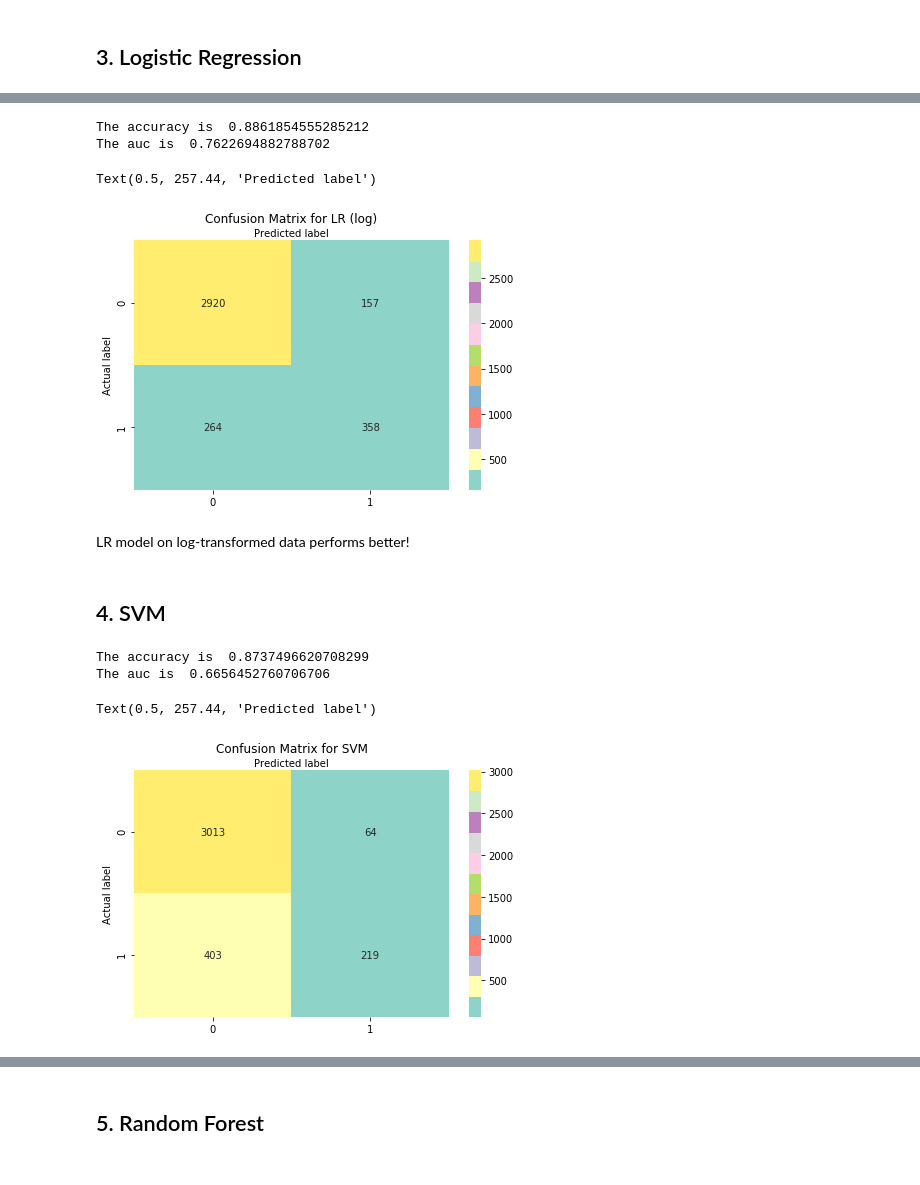
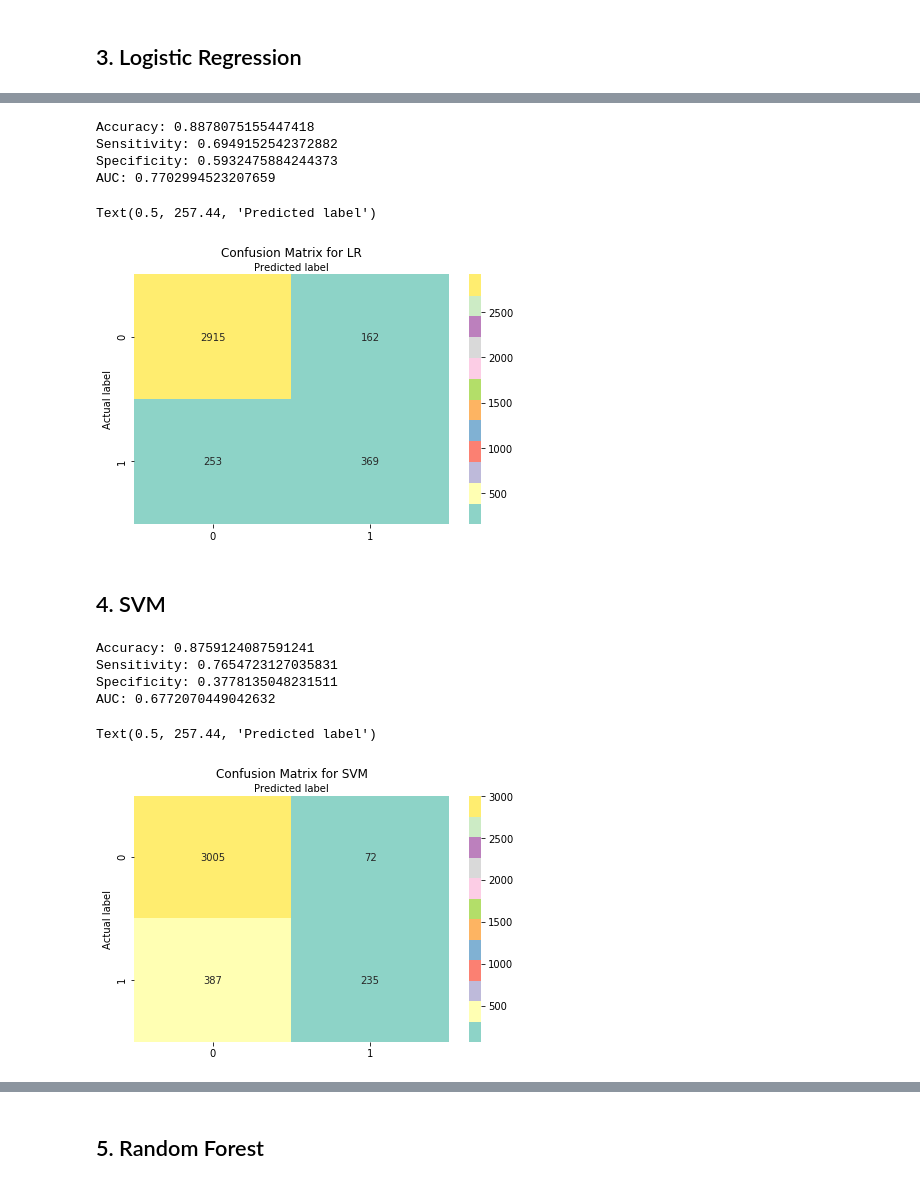
Before and after one commit to YingtianLIANG/APSTA-GE-2011-Proj2, a Jupyter notebook: APSTA-GE-2011-Proj2.ipynb, the cells around one changed output, grey strips where cells are left out. Drawn from its saved outputs; the diff is of its cells as text; code cells hidden in the pictures.

```diff
--- a/APSTA-GE-2011-Proj2.ipynb
+++ b/APSTA-GE-2011-Proj2.ipynb
@@ -379,35 +393,45 @@ Text(0.5, 257.44, 'Predicted label')
 # %%
 # on log-transformed data
-lr_lg = LogisticRegression()
-lr_lg.fit(X_lg_train,y_train)
-y_pred_lr_lg = lr_lg.predict(X_lg_test)
+# grid search
+LR_lg = GridSearchCV(LogisticRegression(),
+                  {'penalty':['l1','l2'], # l1 lasso l2 ridge
+                   'C':np.logspace(-4,4,20)},
+                  cv=10) # 10-folds cross validation
+LR_lg.fit(X_lg_train,y_train)
+# best model
+LR_lg_best = LogisticRegression(**LR_lg.best_params_).fit(X_lg_train,y_train)
+y_pred_LR_lg = LR_lg_best.predict(X_lg_test)
 
 # accuracy
-print('The accuracy is ',accuracy_score(y_test,y_pred_lr_lg))
+print('Accuracy:',accuracy_score(y_test,y_pred_LR_lg))
+# precision (sensitivity)
+print('Sensitivity:',precision_score(y_test,y_pred_LR_lg))
+# recall (specificity)
+print('Specificity:',recall_score(y_test,y_pred_LR_lg))
 # auc
-print('The auc is ',roc_auc_score(y_test,y_pred_lr_lg))
+print('AUC:',roc_auc_score(y_test,y_pred_LR_lg))
 
 # confusion matrix
-cm_lr_lg = confusion_matrix(y_test,y_pred_lr_lg)
+cm_LR_lg = confusion_matrix(y_test,y_pred_LR_lg)
 class_names=[0,1] # name  of classes
 fig, ax = plt.subplots()
 tick_marks = np.arange(len(class_names))
 plt.xticks(tick_marks, class_names)
 plt.yticks(tick_marks, class_names)
 # create heatmap
-sns.heatmap(pd.DataFrame(cm_lr_lg), annot=True, cmap="Set3" ,fmt='g')
+sns.heatmap(pd.DataFrame(cm_LR_lg), annot=True, cmap="Set3" ,fmt='g')
 ax.xaxis.set_label_position("top")
 plt.tight_layout()
-plt.title('Confusion Matrix for LR (log)', y=1.1)
+plt.title('Confusion Matrix for LR', y=1.1)
 plt.ylabel('Actual label')
 plt.xlabel('Predicted label')
 # %% [output]
-The accuracy is  0.8861854555285212
-The auc is  0.7622694882788702
+Accuracy: 0.8878075155447418
+Sensitivity: 0.6949152542372882
+Specificity: 0.5932475884244373
+AUC: 0.7702994523207659
 Text(0.5, 257.44, 'Predicted label')
-[figure, old version]
+[figure, new version]
-# %% [markdown]
-LR model on log-transformed data performs better!
 # %% [markdown]
 ## 4. SVM
 # %%
@@ -415,32 +439,44 @@ from sklearn import linear_model,svm
 from sklearn.svm import SVC
 
 # original data
-SVM = svm.SVC()
+# grid search
+SVM = GridSearchCV(svm.SVC(),
+                  {'gamma':[0.001, 0.01, 0.1, 1],
+                   'C':[1,10]},
+                  cv=10) # 10-folds cross validation
 SVM.fit(X_train,y_train)
-y_pred_svm = SVM.predict(X_test)
+# best model
+SVM_best = svm.SVC(**SVM.best_params_).fit(X_train,y_train)
+y_pred_SVM = SVM_best.predict(X_test)
 
 # accuracy
-print('The accuracy is ',accuracy_score(y_test,y_pred_svm))
+print('Accuracy:',accuracy_score(y_test,y_pred_SVM))
+# precision (sensitivity)
+print('Sensitivity:',precision_score(y_test,y_pred_SVM))
+# recall (specificity)
+print('Specificity:',recall_score(y_test,y_pred_SVM))
 # auc
-print('The auc is ',roc_auc_score(y_test,y_pred_svm))
+print('AUC:',roc_auc_score(y_test,y_pred_SVM))
 
 # confusion matrix
-cm_svm = confusion_matrix(y_test,y_pred_svm)
+cm_SVM = confusion_matrix(y_test,y_pred_SVM)
 class_names=[0,1] # name  of classes
 fig, ax = plt.subplots()
 tick_marks = np.arange(len(class_names))
 plt.xticks(tick_marks, class_names)
 plt.yticks(tick_marks, class_names)
 # create heatmap
-sns.heatmap(pd.DataFrame(cm_svm), annot=True, cmap="Set3" ,fmt='g')
+sns.heatmap(pd.DataFrame(cm_SVM), annot=True, cmap="Set3" ,fmt='g')
 ax.xaxis.set_label_position("top")
 plt.tight_layout()
 plt.title('Confusion Matrix for SVM', y=1.1)
 plt.ylabel('Actual label')
 plt.xlabel('Predicted label')
 # %% [output]
-The accuracy is  0.8737496620708299
-The auc is  0.6656452760706706
+Accuracy: 0.8759124087591241
+Sensitivity: 0.7654723127035831
+Specificity: 0.3778135048231511
+AUC: 0.6772070449042632
 Text(0.5, 257.44, 'Predicted label')
 [figure]
 # %%
```
Also changed, not shown: parts of 17 cells of this notebook.
